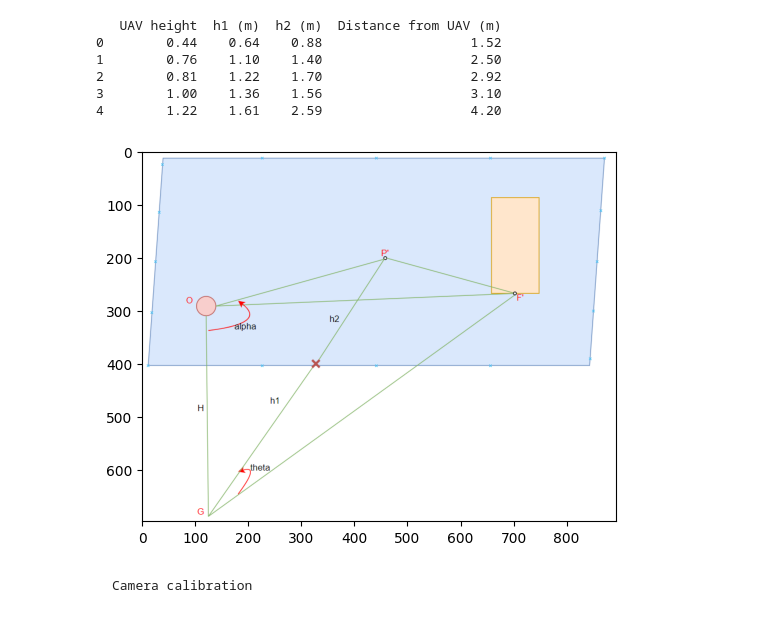
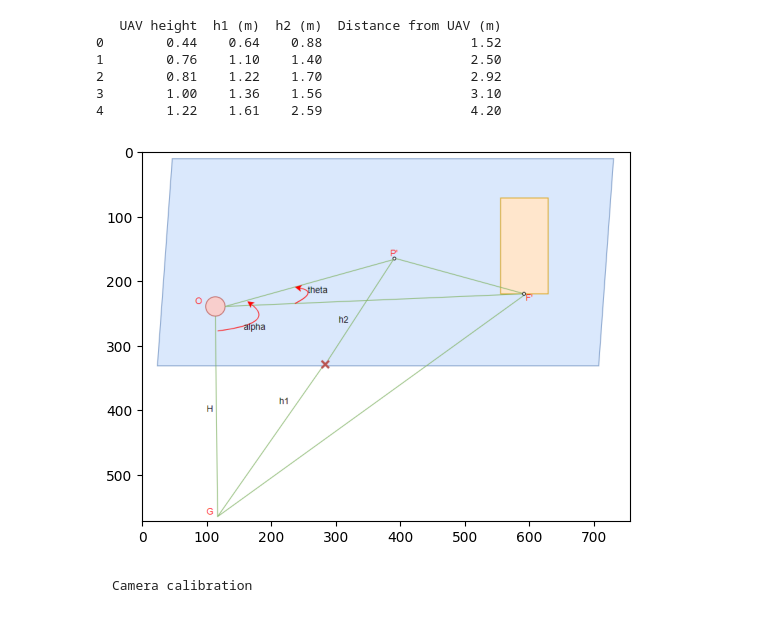
Before and after one commit to nhchung11/Distance-estimation-based-on-one-camera, a Jupyter notebook: main/Distance.ipynb, the cells around one changed output. Cells and saved outputs as stored; diff of their text form; code cells hidden in the pictures.

````diff
--- a/main/Distance.ipynb
+++ b/main/Distance.ipynb
@@ -65,12 +68,12 @@ print(df.iloc[:, :4])
 3        1.00    1.36    1.56                   3.10
 4        1.22    1.61    2.59                   4.20
 # %%
-visualize_img2 = cv2.imread(r'D:\python\Distance_measurement\scripts\visualize\visualize2.png')
+visualize_img2 = cv2.imread(r'D:\python\Distance_measurement\visualize\visualize2.png')
 # Display the image
 plt.imshow(cv2.cvtColor(visualize_img2, cv2.COLOR_BGR2RGB))
 plt.show()
 # %% [output]
-[figure, old version]
+[figure, new version]
 # %% [markdown]
 ```latex
 Camera calibration
````
Also changed, not shown: parts of 20 cells of this notebook, 3 other files.
